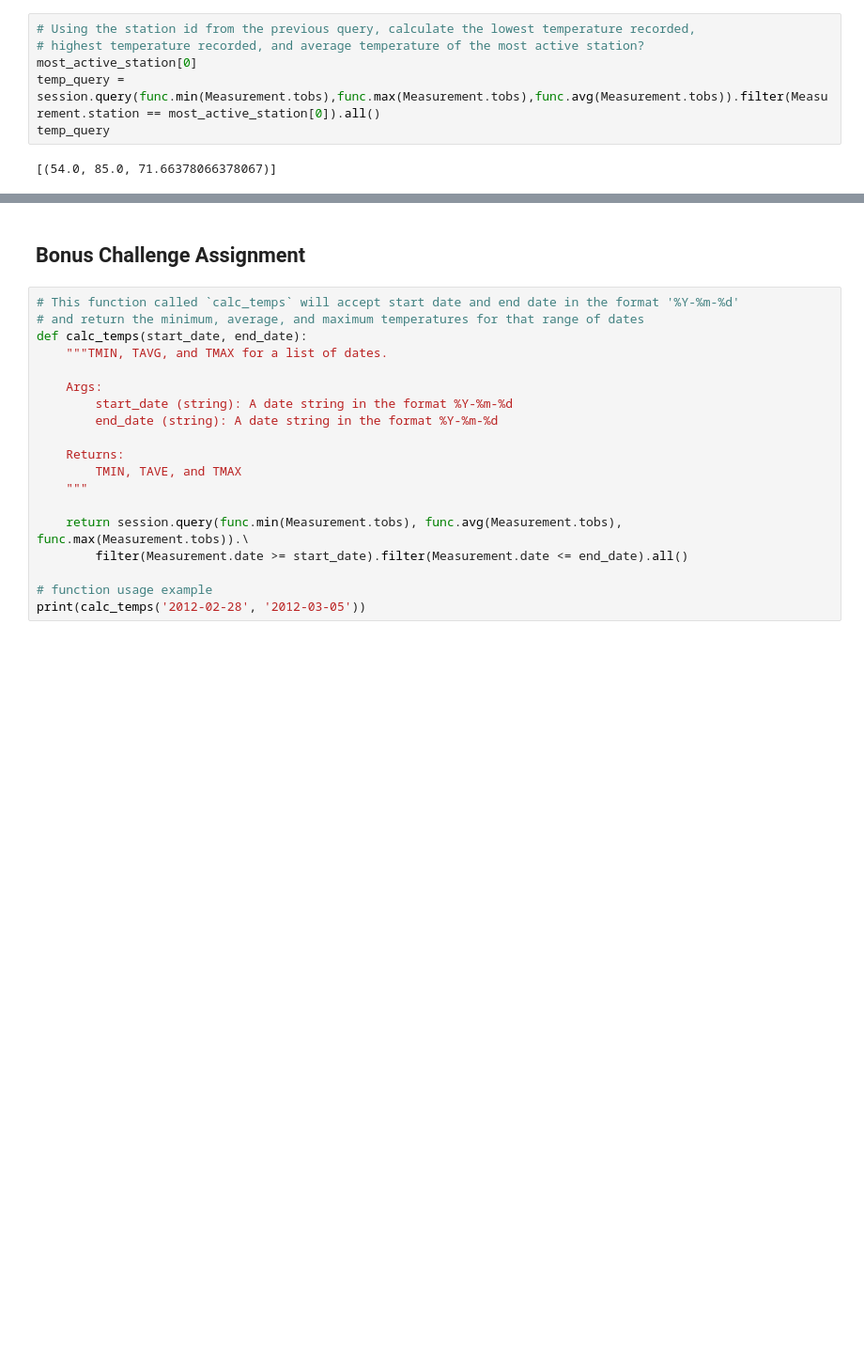
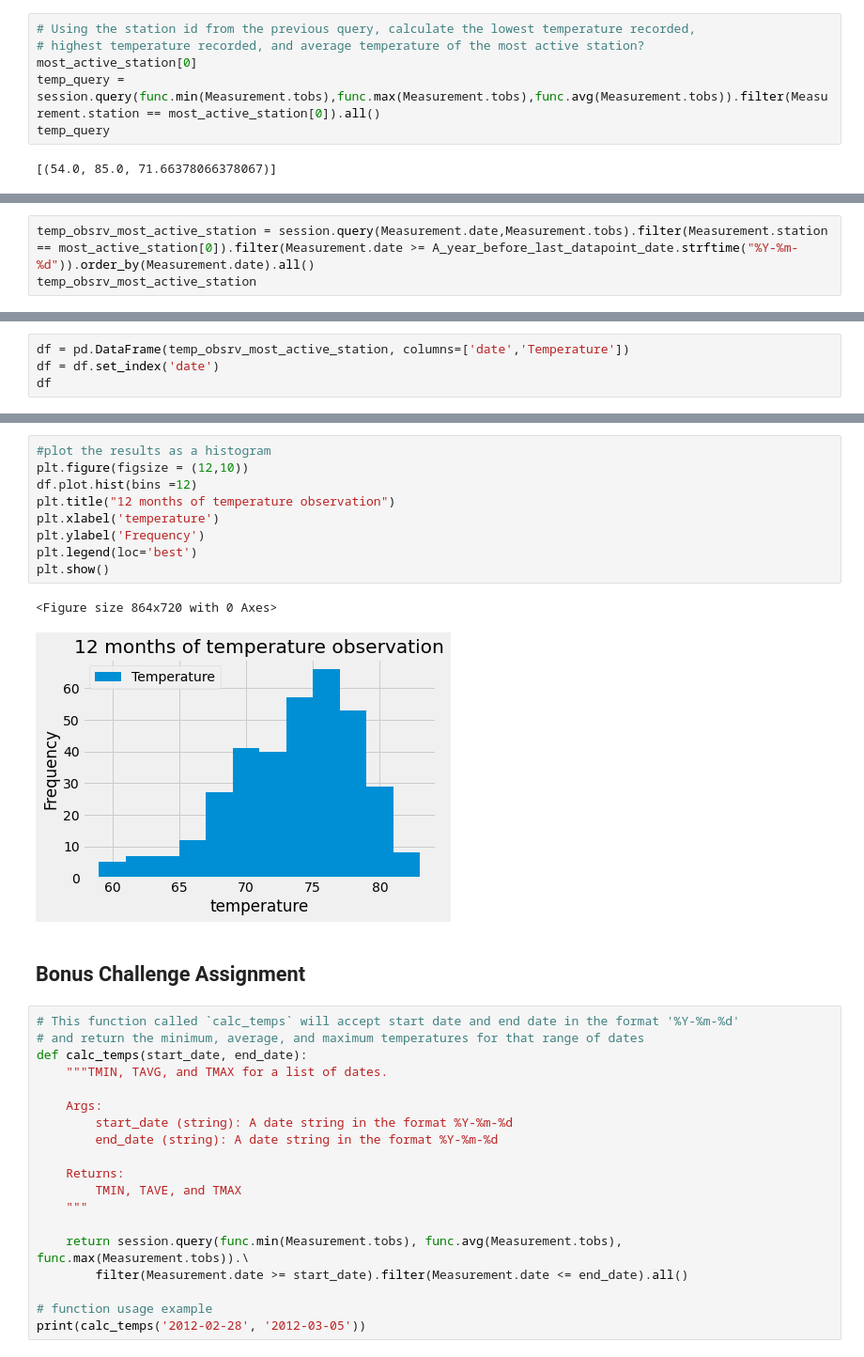
Before and after one commit to helenamin/Climate-Analysis, a Jupyter notebook: climate_starter.ipynb, the cells around one changed output, grey strips where cells are left out. Shown at 94% size. Drawn from its saved outputs; the diff is of its cells as text; blank space fills up the shorter version.

```diff
--- a/climate_starter.ipynb
+++ b/climate_starter.ipynb
@@ -232,0 +245,3 @@ previous cell not finished yet
+# %%
+temp_obsrv_most_active_station = session.query(Measurement.date,Measurement.tobs).filter(Measurement.station == most_active_station[0]).filter(Measurement.date >= A_year_before_last_datapoint_date.strftime("%Y-%m-%d")).order_by(Measurement.date).all()
+temp_obsrv_most_active_station
@@ -232,0 +266,4 @@ previous cell not finished yet
+# %%
+df = pd.DataFrame(temp_obsrv_most_active_station, columns=['date','Temperature'])
+df = df.set_index('date')
+df
@@ -233,3 +285,15 @@ previous cell not finished yet
+# %%
+#plot the results as a histogram
+plt.figure(figsize = (12,10))
+df.plot.hist(bins =12)
+plt.title("12 months of temperature observation")
+plt.xlabel('temperature')
+plt.ylabel('Frequency')
+plt.legend(loc='best')
+plt.show()
+# %% [output]
+<Figure size 864x720 with 0 Axes>
+[figure, added]
 # %% [markdown]
 ## Bonus Challenge Assignment
 # %%
```
Also changed, not shown: parts of 11 cells of this notebook.
